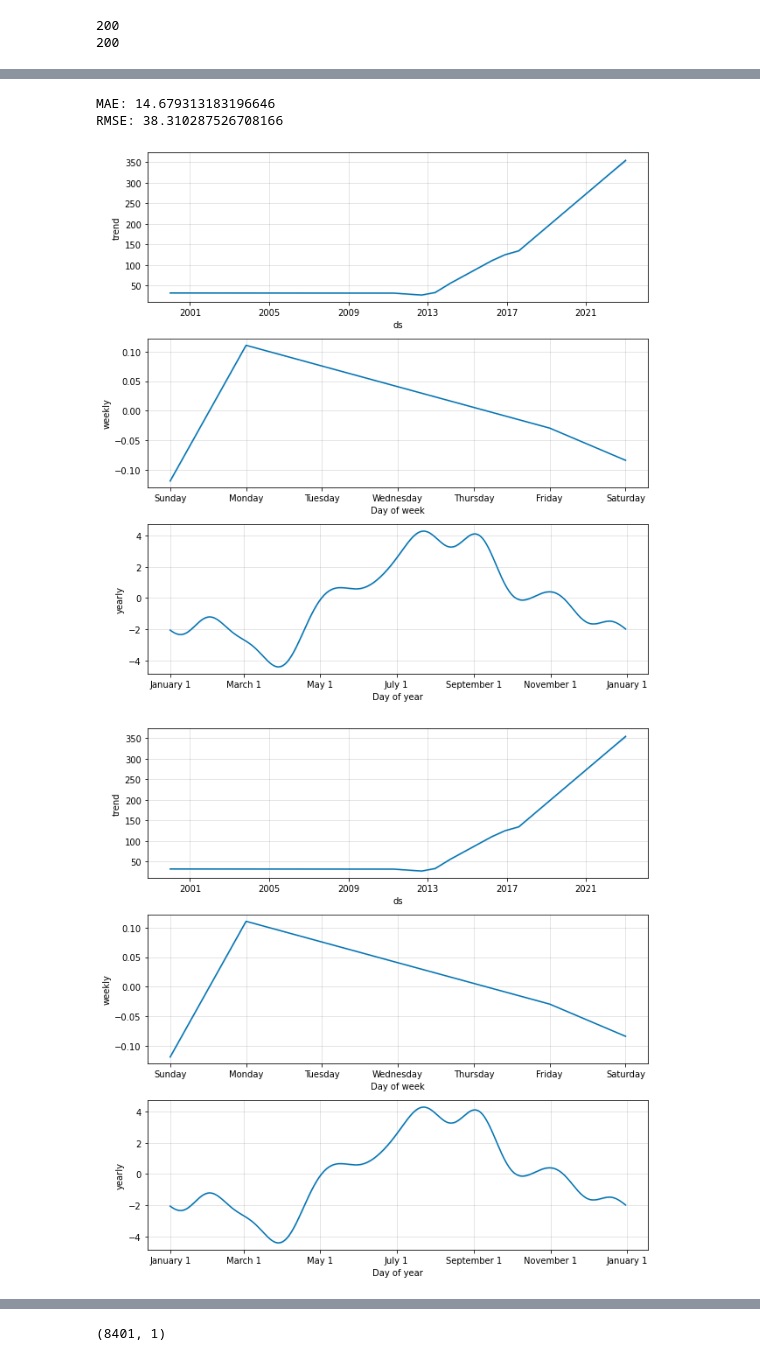
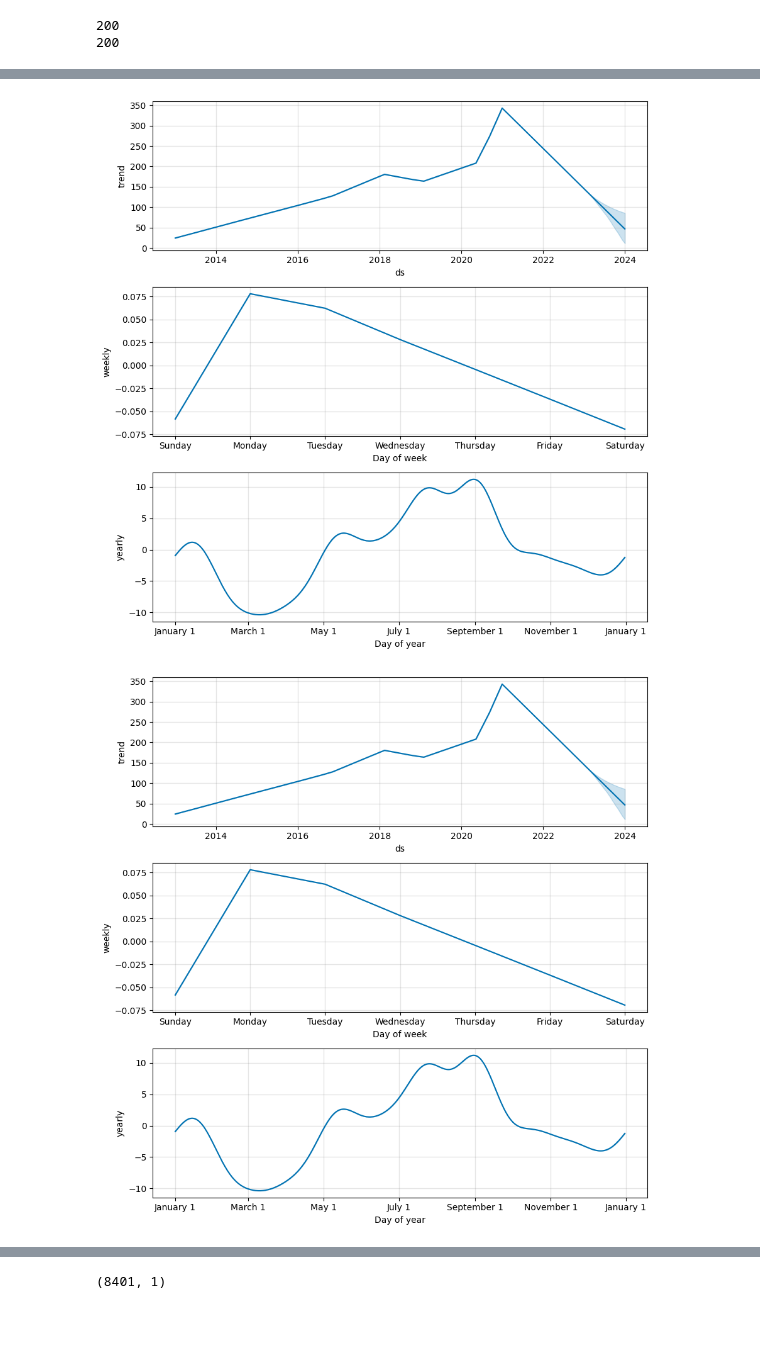
Before and after one commit to paulowiz/udacitty-stock-predictor, a Jupyter notebook: stock.ipynb, the cells around one changed output, grey strips where cells are left out. Drawn from its saved outputs; the diff is of its cells as text; code cells hidden in the pictures; blank space fills up the shorter version.

```diff
--- a/stock.ipynb
+++ b/stock.ipynb
@@ -284,8 +299,8 @@ def get_data_for_training(symbol, start_date, end_date):
     df_final = df_final.ffill().bfill()
     return df_final
 # %%
-start_date = "2000-01-01"
-end_date = "2021-12-31"
+start_date = "2013-01-01"
+end_date = "2022-12-31"
 df_train = get_data_for_training("META",start_date,end_date)
 start_date = "2000-01-01"
 end_date = "2022-12-31"
@@ -317,14 +337,14 @@ future = model.make_future_dataframe(periods=365, freq='D')
 predictions = model.predict(future)
 
 # Calculate MAE
-mae = mean_absolute_error(df_test['close'], predictions['yhat'])
+# mae = mean_absolute_error(df_test['close'], predictions['yhat'])
 
 # Calculate RMSE
-rmse = np.sqrt(mean_squared_error(df_test['close'], predictions['yhat']))
+# rmse = np.sqrt(mean_squared_error(df_test['close'], predictions['yhat']))
 
 #Print evaluation metrics
-print('MAE:', mae)
-print('RMSE:', rmse)
+# print('MAE:', mae)
+#print('RMSE:', rmse)
 
 
 model.plot_components(predictions)
@@ -334,4 +354,2 @@ model.plot_components(predictions)
-MAE: 14.679313183196646
-RMSE: 38.310287526708166
-[figure, old version]
+[figure, new version]
-[figure, old version]
+[figure, new version]
```
Also changed, not shown: parts of 20 cells of this notebook, 2 other files.
